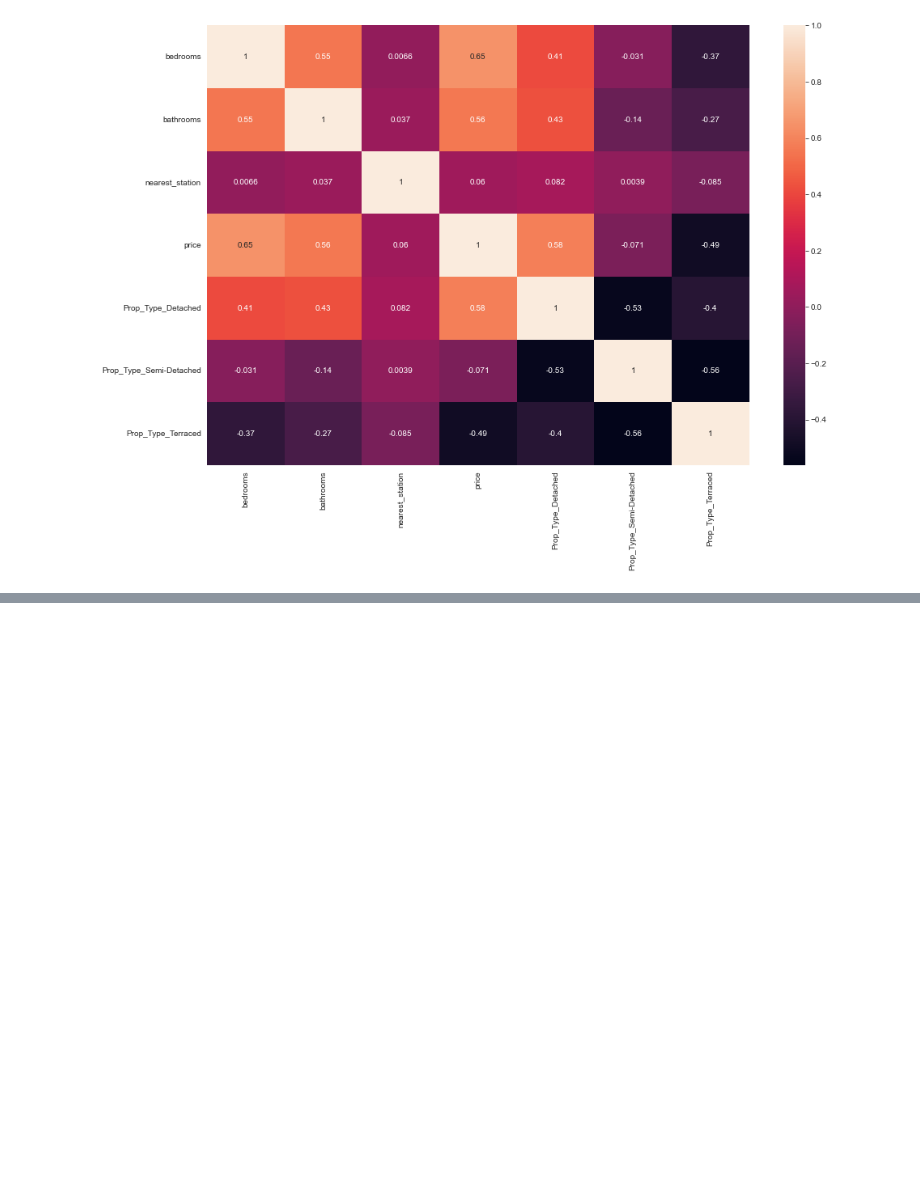
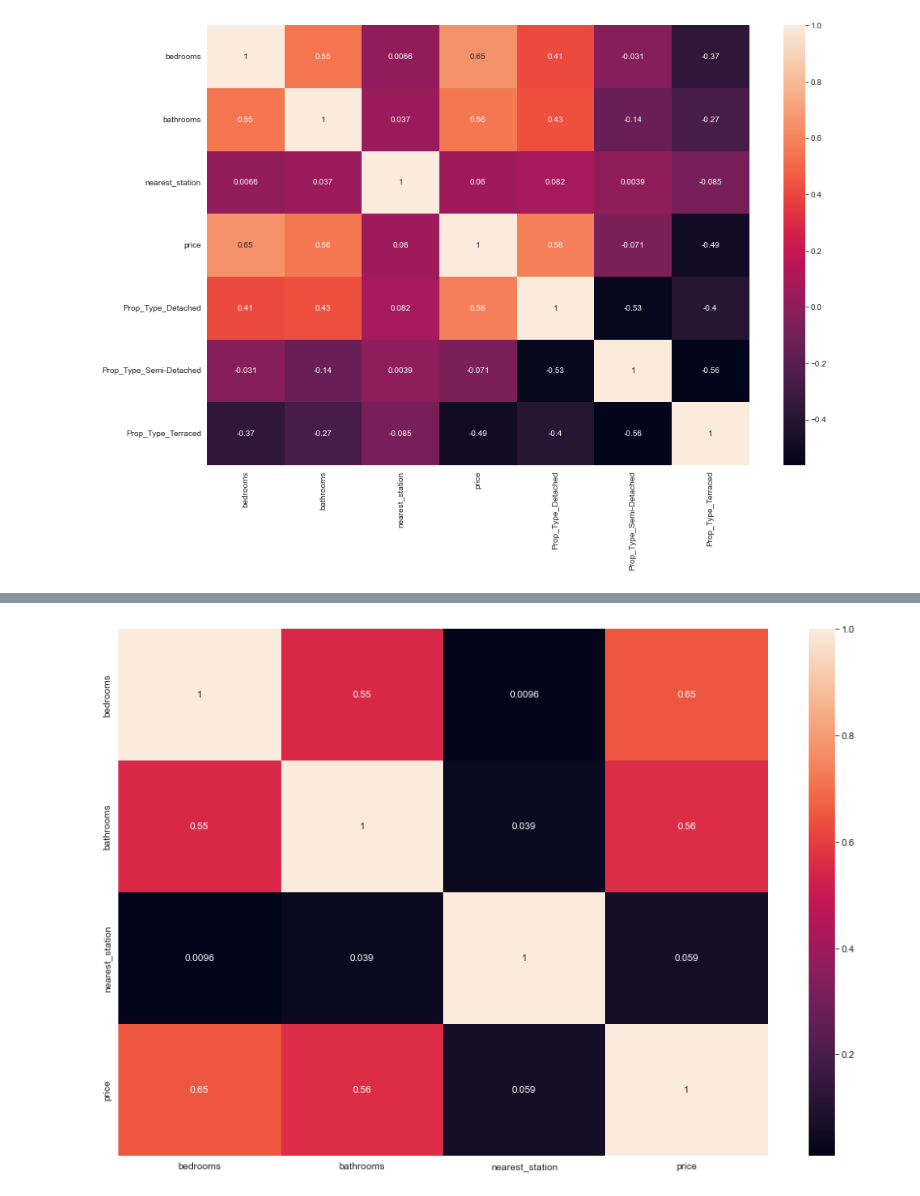
Before and after one commit to haideridris/DF-Capstone-Project, a Jupyter notebook: EDA/Cleaning_And_EDAv2.ipynb, the cells around one changed output, grey strips where cells are left out. Saved outputs shown, nothing was run; the diff lists cells and outputs as text; code cells hidden in the pictures; blank space fills up the shorter version.

```diff
--- a/EDA/Cleaning_And_EDAv2.ipynb
+++ b/EDA/Cleaning_And_EDAv2.ipynb
@@ -1622,0 +1654,7 @@ cleaneddataset.head()
+# %%
+# Heatmap of the dataset for modelling
+plt.figure(figsize = (15, 10))
+sns.heatmap(cleaneddataset.corr(), annot = True)
+plt.show()
+# %% [output]
+[figure, added]
```
Also changed, not shown: parts of 32 cells of this notebook, 2 other files.
